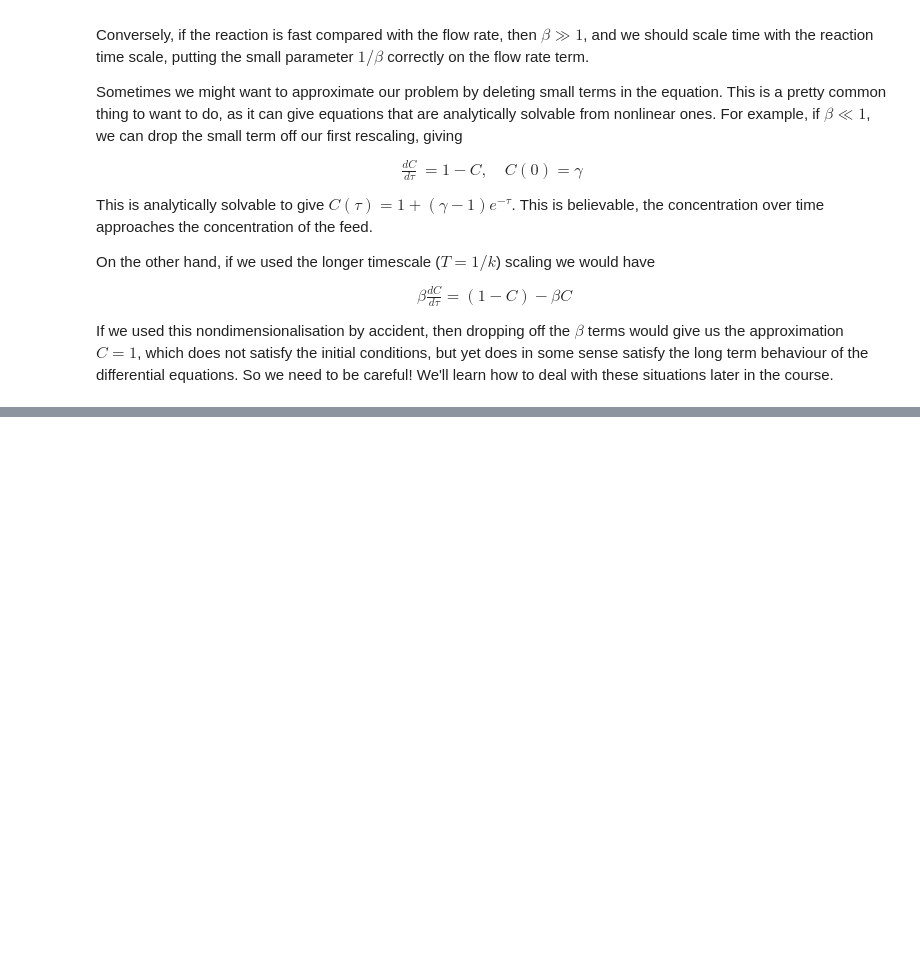
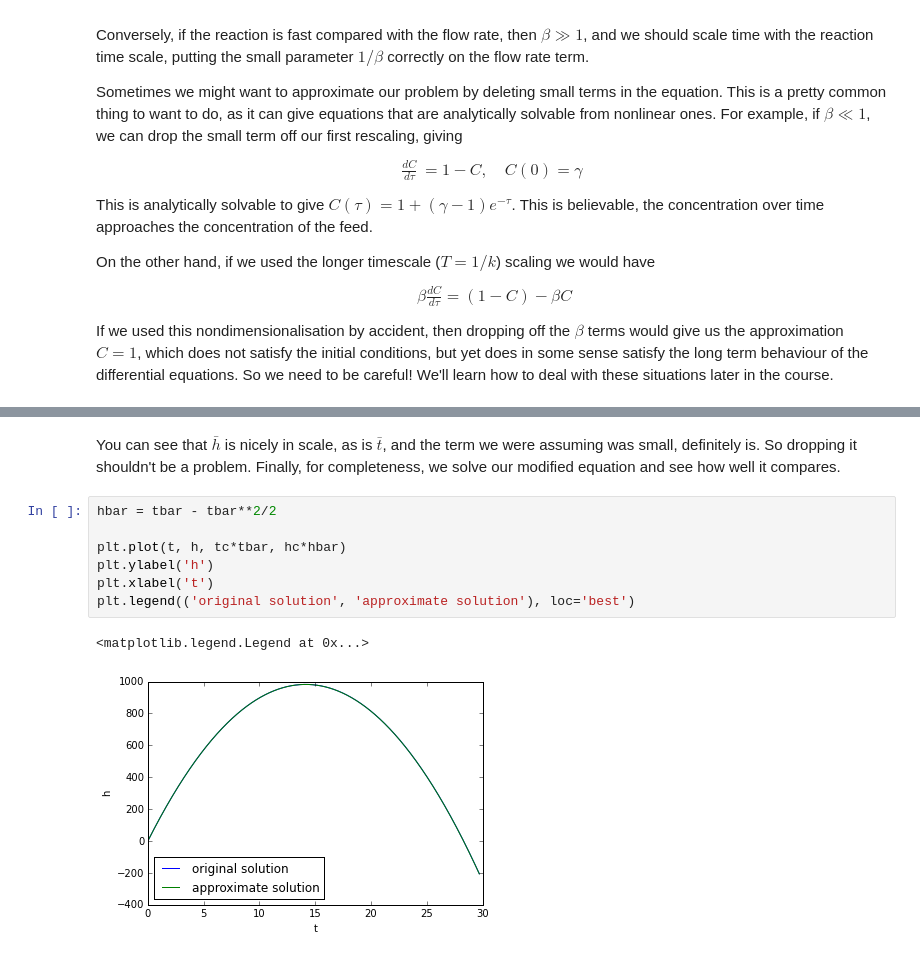
Before and after one commit to mcvmcv/160733, a Jupyter notebook: Lecture 3 - Scaling continued.ipynb, the cells around one changed output, grey strips where cells are left out. Saved outputs shown, nothing was run; the diff lists cells and outputs as text; blank space fills up the shorter version.

```diff
--- a/Lecture 3 - Scaling continued.ipynb
+++ b/Lecture 3 - Scaling continued.ipynb
@@ -60,0 +258,12 @@ If we used this nondimensionalisation by accident, then dropping off the $\beta$
+# %% [markdown]
+You can see that $\bar{h}$ is nicely in scale, as is $\bar{t}$, and the term we were assuming was small, definitely is. So dropping it shouldn't be a problem. Finally, for completeness, we solve our modified equation and see how well it compares.
+# %%
+hbar = tbar - tbar**2/2
+
+plt.plot(t, h, tc*tbar, hc*hbar)
+plt.ylabel('h')
+plt.xlabel('t')
+plt.legend(('original solution', 'approximate solution'), loc='best')
+# %% [output]
+<matplotlib.legend.Legend at 0x...>
+[figure, added]
```
Also changed, not shown: parts of 8 cells of this notebook, 1 other file.
